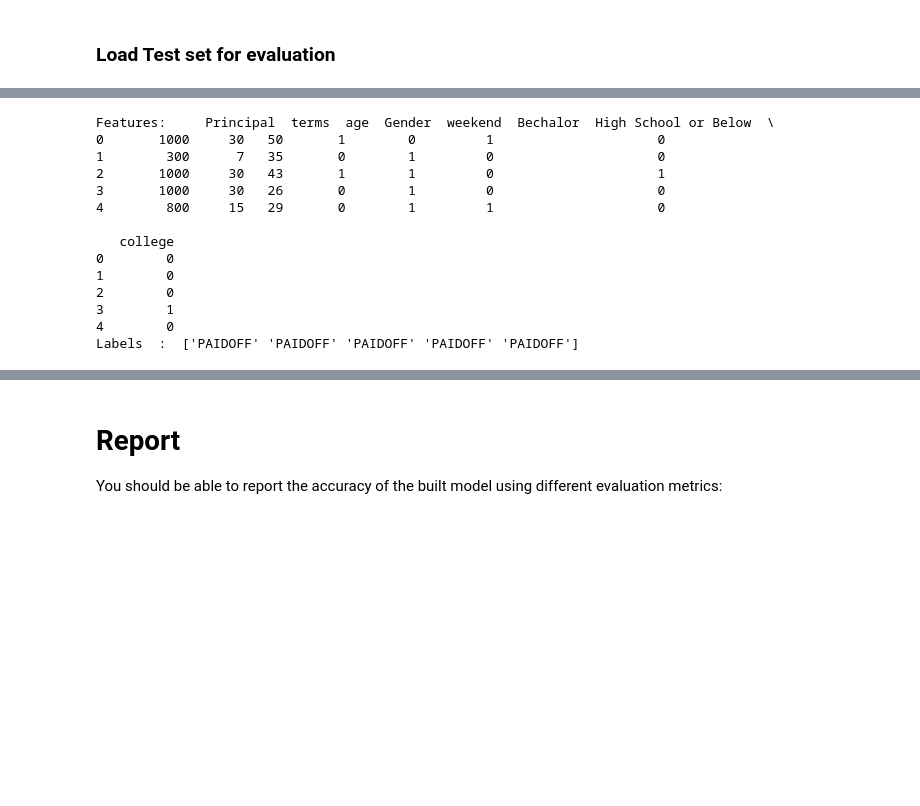
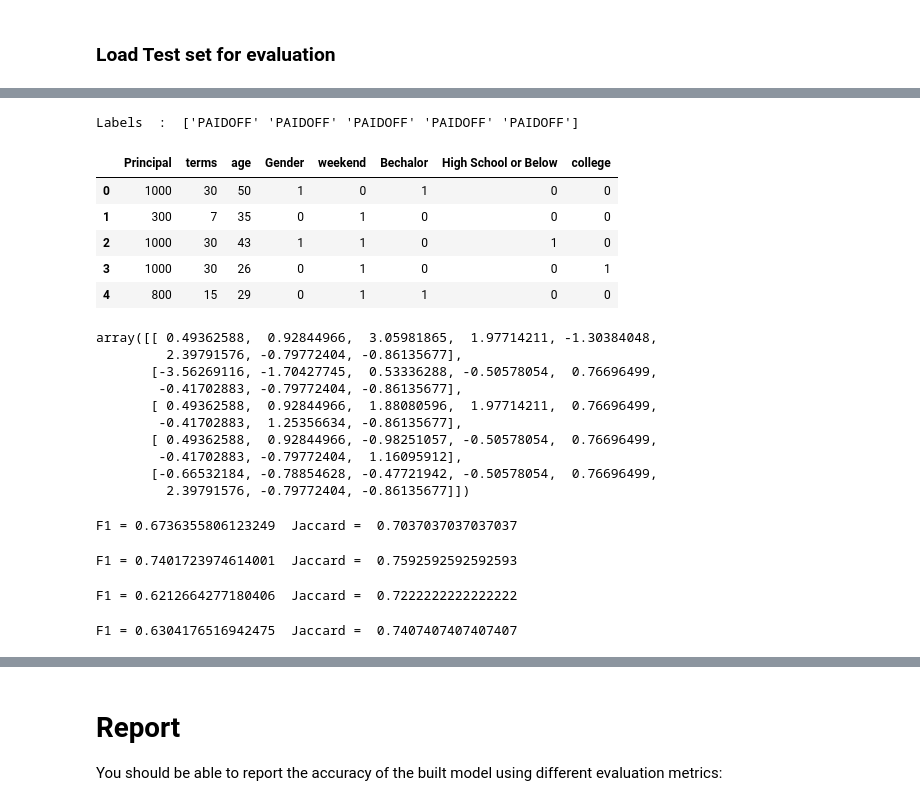
Before and after one commit to MennoBdV/MachineLearningPython, a Jupyter notebook: Peer-graded Assignment: The best classifier.ipynb, the cells around one changed output, grey strips where cells are left out. Drawn from its saved outputs; the diff is of its cells as text; code cells hidden in the pictures; blank space fills up the shorter version.

```diff
--- a/Peer-graded Assignment: The best classifier.ipynb
+++ b/Peer-graded Assignment: The best classifier.ipynb
@@ -468,25 +485,19 @@ test_df[['Principal','terms','age','Gender','education']].head()
 # %%
 #feature set
 test_Feature = test_df[['Principal','terms','age','Gender','weekend']]
 test_Feature = pd.concat([test_Feature,pd.get_dummies(test_df['education'])], axis=1)
 test_Feature.drop(['Master or Above'], axis = 1,inplace=True)
 #test_Feature.head()
 test_X = test_Feature
 test_y = test_df['loan_status'].values
-print('Features: ',test_X.head())
+#print('Features: ',test_X.head())
 print('Labels  : ',test_y[0:5])
+test_X.head()
 # %% [output]
-Features:     Principal  terms  age  Gender  weekend  Bechalor  High School or Below  \
-0       1000     30   50       1        0         1                     0
-1        300      7   35       0        1         0                     0
-2       1000     30   43       1        1         0                     1
-3       1000     30   26       0        1         0                     0
-4        800     15   29       0        1         1                     0
-
-   college
-0        0
-1        0
-2        0
-3        1
-4        0
 Labels  :  ['PAIDOFF' 'PAIDOFF' 'PAIDOFF' 'PAIDOFF' 'PAIDOFF']
+|  | Principal | terms | age | Gender | weekend | Bechalor | High School or Below | college |
+| 0 | 1000 | 30 | 50 | 1 | 0 | 1 | 0 | 0 |
+| 1 | 300 | 7 | 35 | 0 | 1 | 0 | 0 | 0 |
+| 2 | 1000 | 30 | 43 | 1 | 1 | 0 | 1 | 0 |
+| 3 | 1000 | 30 | 26 | 0 | 1 | 0 | 0 | 1 |
+| 4 | 800 | 15 | 29 | 0 | 1 | 1 | 0 | 0 |
@@ -494,0 +504,55 @@ print('F1 =', f1_score(y_test, yhatl, average='weighted') ,' Jaccard = ', jaccar
+# %%
+#Normalize Data
+TX= preprocessing.StandardScaler().fit(test_X).transform(test_X.astype(float))
+TX[0:5]
+# %% [output]
+array([[ 0.49362588,  0.92844966,  3.05981865,  1.97714211, -1.30384048,
+         2.39791576, -0.79772404, -0.86135677],
+       [-3.56269116, -1.70427745,  0.53336288, -0.50578054,  0.76696499,
+        -0.41702883, -0.79772404, -0.86135677],
+       [ 0.49362588,  0.92844966,  1.88080596,  1.97714211,  0.76696499,
+        -0.41702883,  1.25356634, -0.86135677],
+       [ 0.49362588,  0.92844966, -0.98251057, -0.50578054,  0.76696499,
+        -0.41702883, -0.79772404,  1.16095912],
+       [-0.66532184, -0.78854628, -0.47721942, -0.50578054,  0.76696499,
+         2.39791576, -0.79772404, -0.86135677]])
+# %%
+#Train all models with loan_train.csv (X) and predict the loan_test.csv (TX)
+#K Nearest Neighbour K = 7 from previous classification
+KN = KNeighborsClassifier(n_neighbors = 7).fit(X,y)
+yhatKN=neigh.predict(TX)
+KNN_F1 = f1_score(test_y, yhatKN, average='weighted')
+KNN_Jaccard = jaccard_similarity_score(test_y, yhatKN)
+print('F1 =', KNN_F1 ,' Jaccard = ',KNN_Jaccard )
+# %% [output]
+F1 = 0.6736355806123249  Jaccard =  0.7037037037037037
+# %%
+#Decision Tree
+Tree=DecisionTreeClassifier(criterion="entropy", max_depth = 7)
+Tree.fit(X,y)
+predTree = Tree.predict(TX)
+Tree_F1 = f1_score(test_y, predTree, average='weighted')
+Tree_Jaccard = jaccard_similarity_score(test_y, predTree)
+print('F1 =', Tree_F1 ,' Jaccard = ',Tree_Jaccard )
+# %% [output]
+F1 = 0.7401723974614001  Jaccard =  0.7592592592592593
+# %%
+#Support Vector Machine - chosen kernel = rbf
+SVM = svm.SVC(kernel='rbf', gamma='auto')
+SVM.fit(X,y)
+yhatSVM = SVM.predict(TX)
+SVM_F1 = f1_score(test_y, yhatSVM, average='weighted')
+SVM_Jaccard = jaccard_similarity_score(test_y, yhatSVM)
+print('F1 =', SVM_F1 ,' Jaccard = ',SVM_Jaccard )
+# %% [output]
+F1 = 0.6212664277180406  Jaccard =  0.7222222222222222
+# %%
+#Linear Regression chosen solver = sag
+test_LR=LogisticRegression(C=0.01, solver='sag').fit(X,y)
+yhat_LR = test_LR.predict(TX)
+#print (classification_report(test_y, yhat_LR))
+LR_F1 = f1_score(test_y, yhat_LR, average='weighted')
+LR_Jaccard = jaccard_similarity_score(test_y, yhat_LR)
+print('F1 =', LR_F1 ,' Jaccard = ',LR_Jaccard )
+# %% [output]
+F1 = 0.6304176516942475  Jaccard =  0.7407407407407407
```
Also changed, not shown: parts of 8 cells of this notebook.
